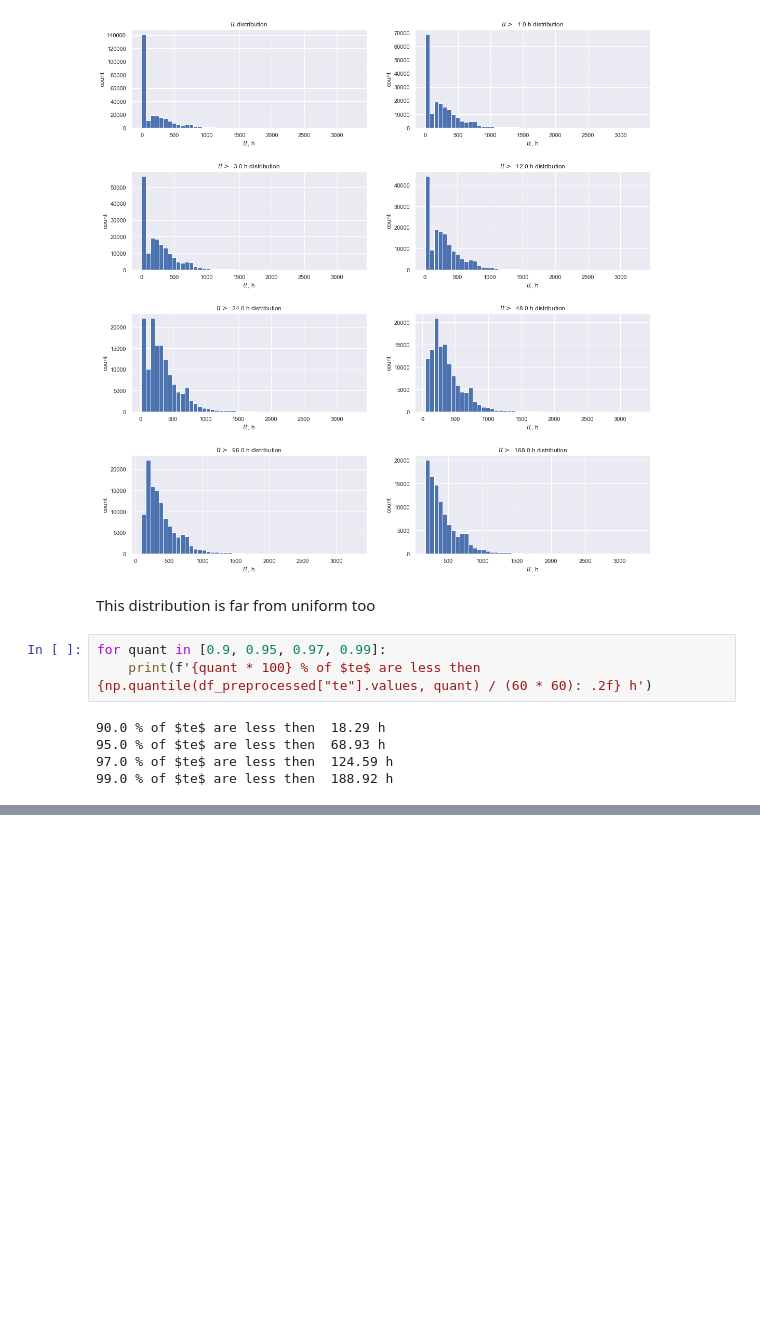
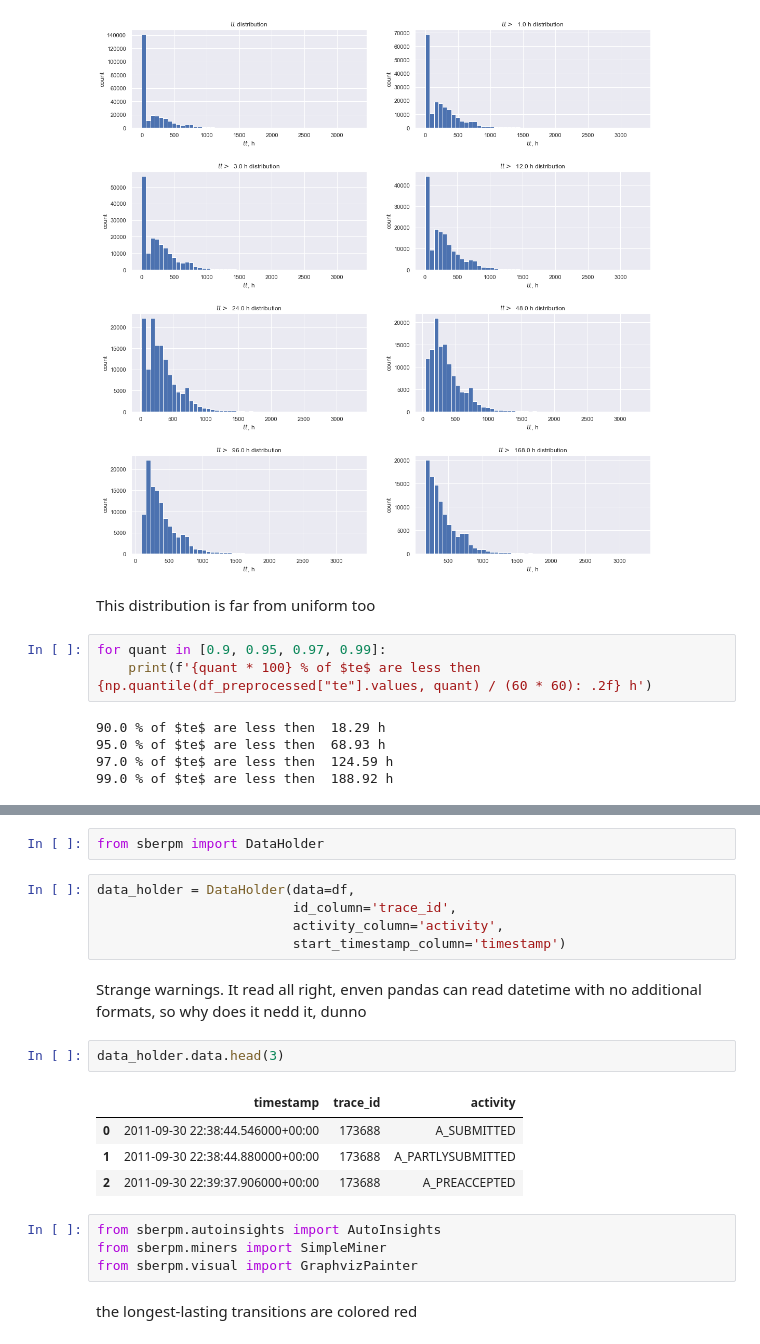
Before and after one commit to lemikhovalex/rl4pm, a Jupyter notebook: 00_visualization.ipynb, the cells around one changed output, grey strips where cells are left out. Drawn from its saved outputs; the diff is of its cells as text; blank space fills up the shorter version.

```diff
--- a/00_visualization.ipynb
+++ b/00_visualization.ipynb
@@ -218,0 +246,22 @@ for quant in [0.9, 0.95, 0.97, 0.99]:
+# %%
+from sberpm import DataHolder
+# %%
+data_holder = DataHolder(data=df,
+                         id_column='trace_id',
+                         activity_column='activity',
+                         start_timestamp_column='timestamp')
+# %% [markdown]
+Strange warnings. It read all right, enven pandas can read datetime with no additional formats, so why does it nedd it, dunno
+# %%
+data_holder.data.head(3)
+# %% [output]
+|  | timestamp | trace_id | activity |
+| 0 | 2011-09-30 22:38:44.546000+00:00 | 173688 | A_SUBMITTED |
+| 1 | 2011-09-30 22:38:44.880000+00:00 | 173688 | A_PARTLYSUBMITTED |
+| 2 | 2011-09-30 22:39:37.906000+00:00 | 173688 | A_PREACCEPTED |
+# %%
+from sberpm.autoinsights import AutoInsights
+from sberpm.miners import SimpleMiner
+from sberpm.visual import GraphvizPainter
+# %% [markdown]
+the longest-lasting transitions are colored red
```
Also changed, not shown: parts of 12 cells of this notebook.
